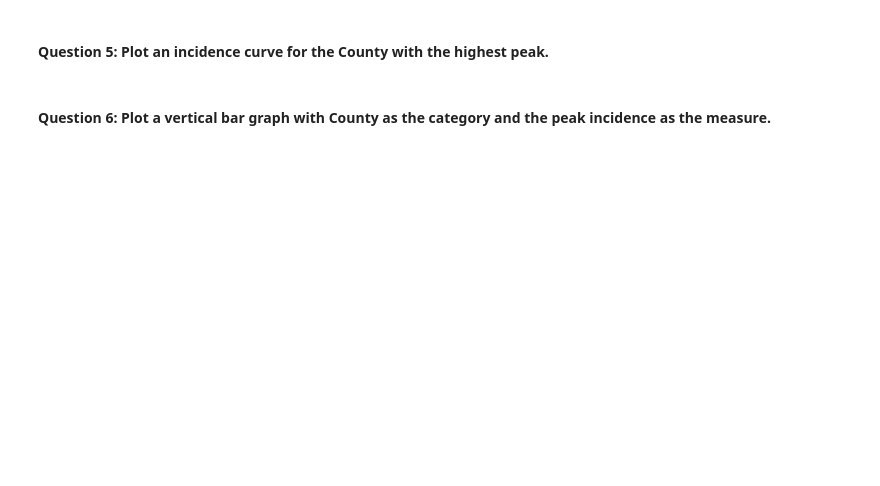
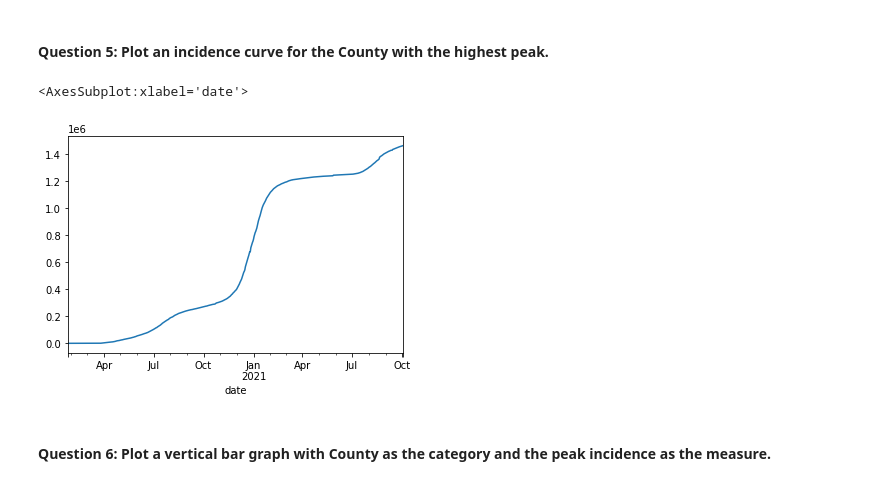
Before and after one commit to CMU-MS-DAS-Modern-Programming-Mini/ClassAssignmentNo4, a Jupyter notebook: US County Data - pandas.ipynb, the cells around one changed output. Saved outputs shown, nothing was run; the diff lists cells and outputs as text; code cells hidden in the pictures; blank space fills up the shorter version.

```diff
--- a/US County Data - pandas.ipynb
+++ b/US County Data - pandas.ipynb
@@ -16,5 +21,13 @@ fips   - The fips code of the county (the first two digits represent the state,
 cases  - The cumulative number of cases at the date in the county
 
 deaths - The cumulative number of deaths in at the date in the county
+# %%
+df = pd.read_csv("us-counties.csv")
+
+df['date'] = pd.to_datetime(df['date'])
 # %% [markdown]
 #### Question 1: Produce a DataFrame that contains only the data for the top 10 Counties by total number of cases
+# %%
+df_total = df.groupby(['county'], as_index = False).max()
+topcounties = df_total.sort_values(by='cases', ascending=False).head(10)
+print(topcounties)
@@ -23,2 +59,16 @@ deaths - The cumulative number of deaths in at the date in the county
 # %% [markdown]
 #### Question 3: Calculate the incidence (the number of new cases per day... i.e. the difference between the cases on a day - the cases on a previous day) for the top 10 Counties.
+# %%
+df2 = df[(df['county'].isin(topcounties['county'])) & (df['state'].isin(topcounties['state']))]
+df2 = df2.drop(['fips', 'state', 'deaths'], axis=1)
+df2 = df2.set_index(['county','date'])
+# %%
+def calc_incidence_index(row, df):
+    prev_index = (row.name[0], row.name[1] - timedelta(1))
+    if prev_index in df.index:
+        return df.loc[prev_index]['cases']# row['cases'] - df.loc[prev_index]['cases']
+    else:
+        return 0
+
+df2['incidence_ind'] = df2.apply(lambda x: calc_incidence_index(x, df2),axis=1)
+df2.head(10)
@@ -27,4 +106,9 @@ deaths - The cumulative number of deaths in at the date in the county
 # %% [markdown]
 #### Question 5: Plot an incidence curve for the County with the highest peak.
+# %%
+df2.loc['Los Angeles']['incidence_ind'].plot()
+# %% [output]
+<AxesSubplot:xlabel='date'>
+[figure, added]
 # %% [markdown]
 #### Question 6: Plot a vertical bar graph with County as the category and the peak incidence as the measure.
```
Also changed, not shown: parts of 6 cells of this notebook.
